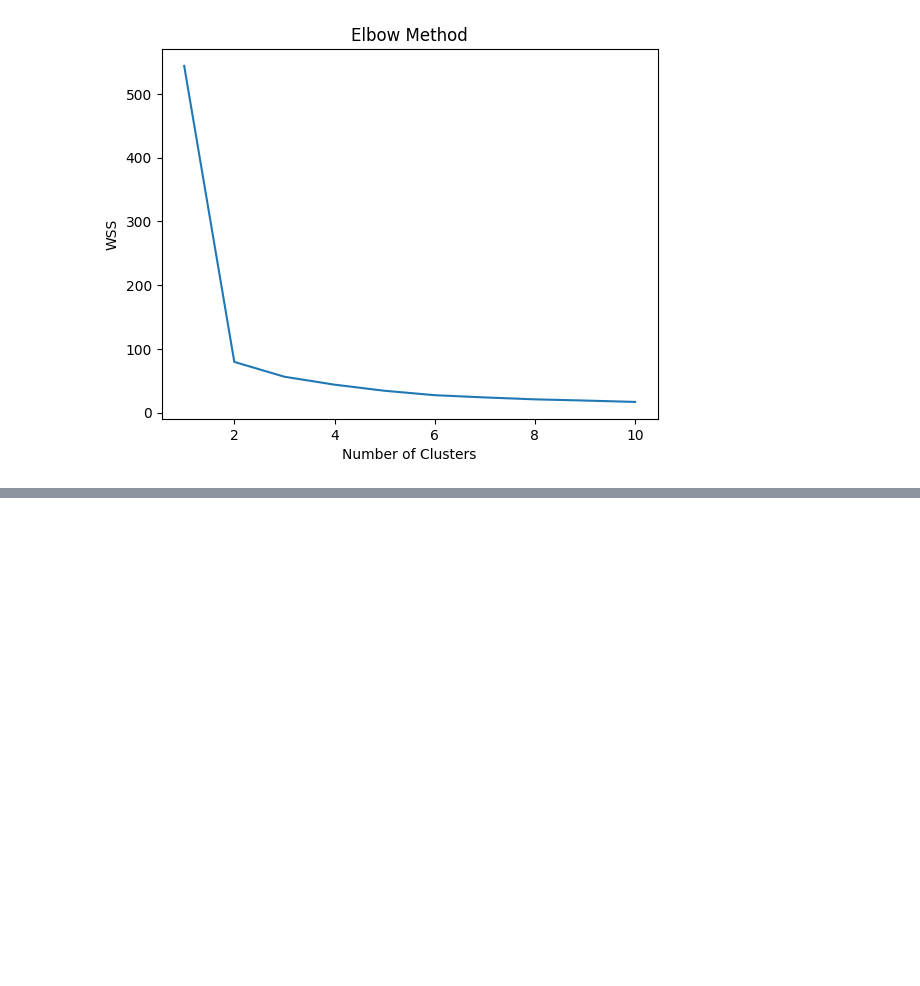
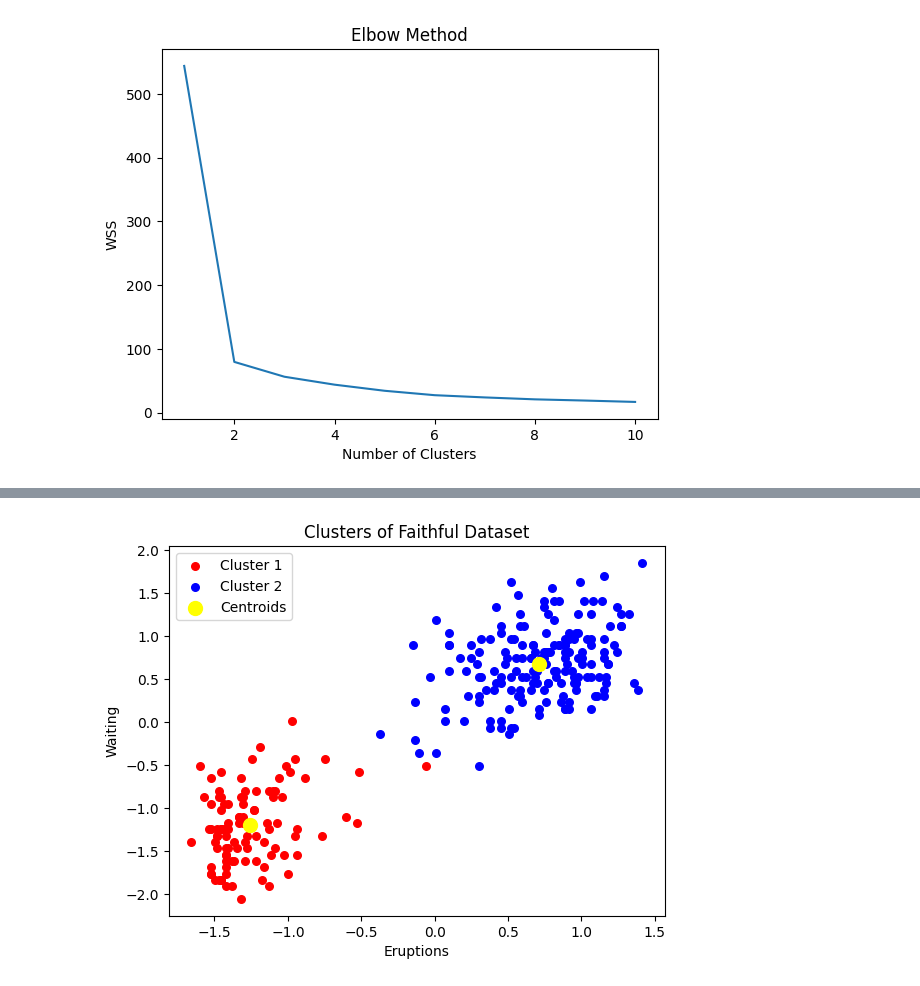
Before and after one commit to aysenurerdogn/Clustering-kmeans, a Jupyter notebook: Cluster faithful dataset.ipynb, the cells around one changed output, grey strips where cells are left out. Drawn from its saved outputs; the diff is of its cells as text; code cells hidden in the pictures; blank space fills up the shorter version.

```diff
--- a/Cluster faithful dataset.ipynb
+++ b/Cluster faithful dataset.ipynb
@@ -27,3 +25,5 @@ Data columns (total 3 columns):
  2   waiting     272 non-null    int64
 dtypes: float64(1), int64(2)
 memory usage: 6.5 KB
+# %%
+df = df.drop('Unnamed: 0', axis=1)
@@ -52,10 +195,11 @@ y_pred = kmeans.fit_predict(X)
 # %%
-# Visualize the clusters
-plt.scatter(X[y_pred == 0, 0], X[y_pred == 0, 1], s=50, c='red', label='Cluster 1')
-plt.scatter(X[y_pred == 1, 0], X[y_pred == 1, 1], s=50, c='blue', label='Cluster 2')
+plt.scatter(X[y_pred == 0, 0], X[y_pred == 0, 1], s=30, c='red', label='Cluster 1')
+plt.scatter(X[y_pred == 1, 0], X[y_pred == 1, 1], s=30, c='blue', label='Cluster 2')
 plt.scatter(kmeans.cluster_centers_[:, 0], kmeans.cluster_centers_[:, 1], s=100, c='yellow', label='Centroids')
-plt.title('Clusters of Old Faithful Dataset')
+plt.title('Clusters of Faithful Dataset')
 plt.xlabel('Eruptions')
 plt.ylabel('Waiting')
 plt.legend()
 plt.show()
+# %% [output]
+[figure, added]
```
Also changed, not shown: parts of 11 cells of this notebook.
